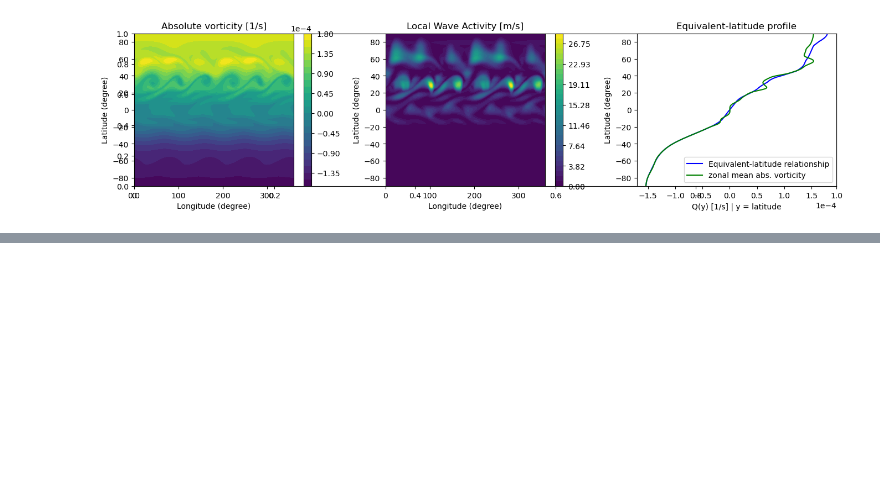
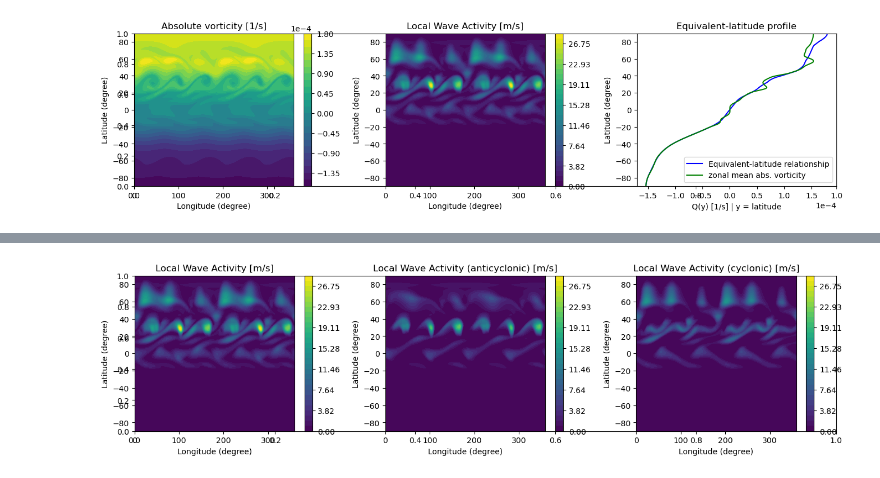
Before and after one commit to csyhuang/hn2016_falwa, a Jupyter notebook: notebooks/simple/BarotropicField_example.ipynb, the cells around one changed output, grey strips where cells are left out. Cells and saved outputs as stored; diff of their text form; code cells hidden in the pictures; blank space fills up the shorter version.

```diff
--- a/notebooks/simple/BarotropicField_example.ipynb
+++ b/notebooks/simple/BarotropicField_example.ipynb
@@ -39,7 +39,7 @@ cc1_lwa = cc1.lwa
 ### Plot the results
 # %%
 # --- Color axis for plotting LWA --- #
-LWA_caxis = np.linspace(0, cc1_lwa.max(), 31, endpoint=True)
+lwa_caxis = np.linspace(0, cc1_lwa.max(), 31, endpoint=True)
 
 # --- Plot the abs. vorticity field, LWA and equivalent-latitude relationship and LWA --- #
 fig = plt.subplots(figsize=(14, 4))
@@ -55,7 +55,7 @@ plt.xlabel('Longitude (degree)')
 plt.ylabel('Latitude (degree)')
 
 plt.subplot(1, 3, 2)  # LWA (full domain)
-plt.contourf(xlon, ylat, cc1_lwa, LWA_caxis)
+plt.contourf(xlon, ylat, cc1_lwa, lwa_caxis)
 plt.colorbar()
 plt.title('Local Wave Activity [m/s]')
 plt.xlabel('Longitude (degree)')
@@ -76,0 +80,32 @@ plt.show()
+# %%
+cc2 = BarotropicField(xlon, ylat, pv_field=abs_vorticity, return_partitioned_lwa=True)  # area computed in the class assumed uniform grid
+# Compute Equivalent Latitudes
+cc2_eqvlat = cc2.equivalent_latitudes
+# Compute Local Wave Activity
+cc2_lwa = cc2.lwa
+
+fig = plt.subplots(figsize=(14,4))
+plt.subplot(1,3,1) # LWA (full domain)
+plt.contourf(xlon,ylat,cc2_lwa.sum(axis=0),lwa_caxis)
+plt.colorbar()
+plt.title('Local Wave Activity [m/s]')
+plt.xlabel('Longitude (degree)')
+plt.ylabel('Latitude (degree)')
+
+plt.subplot(1,3,2) # LWA (full domain)
+plt.contourf(xlon,ylat,cc2_lwa[0, :, :],lwa_caxis)
+plt.colorbar()
+plt.title('Local Wave Activity (anticyclonic) [m/s]')
+plt.xlabel('Longitude (degree)')
+plt.ylabel('Latitude (degree)')
+
+plt.subplot(1,3,3) # LWA (full domain)
+plt.contourf(xlon,ylat,cc2_lwa[1, :, :],lwa_caxis)
+plt.colorbar()
+plt.title('Local Wave Activity (cyclonic) [m/s]')
+plt.xlabel('Longitude (degree)')
+plt.ylabel('Latitude (degree)')
+plt.tight_layout()
+plt.show()
+# %% [output]
+[figure, added]
```
Also changed, not shown: parts of 1 cell of this notebook, 4 other files.
